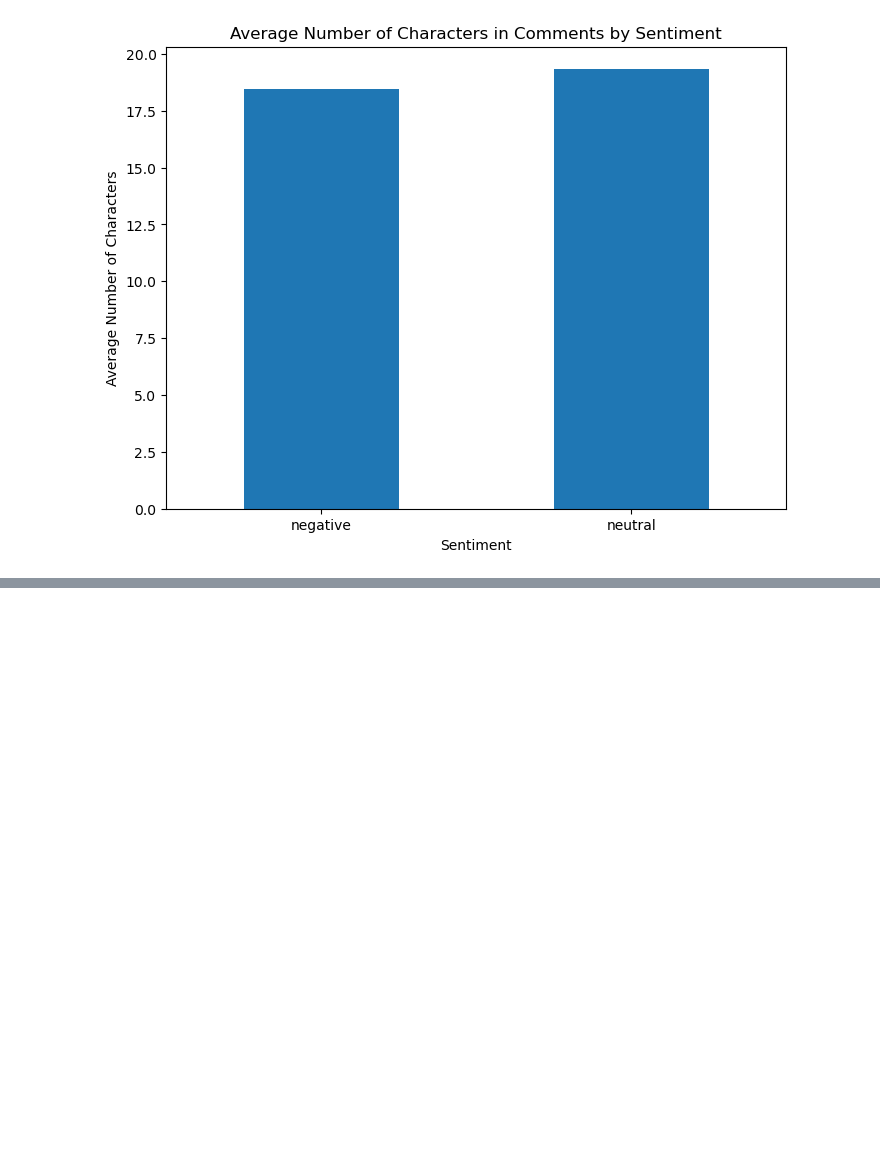
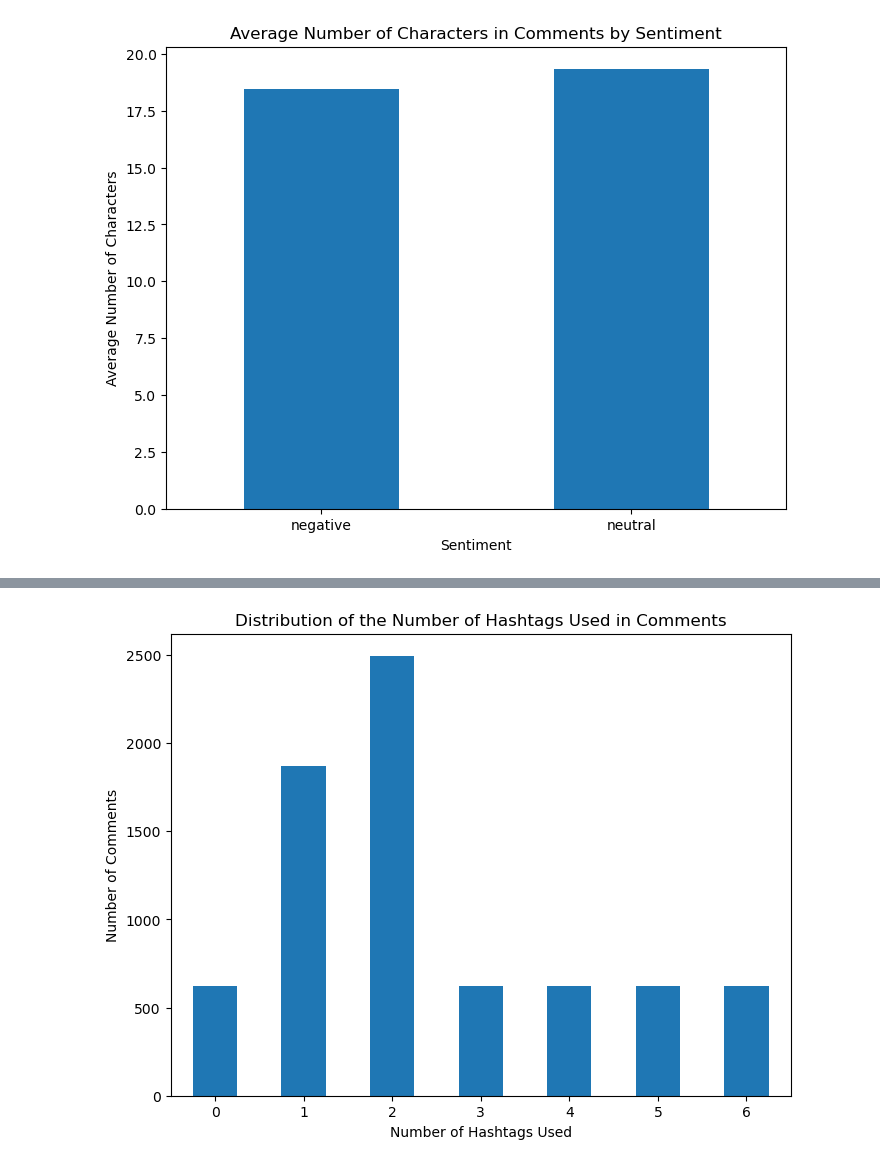
Before and after one commit to raj-rajat/User-Behavior-on-Instagram-, a Jupyter notebook: user-behavior-on-instagram.ipynb, the cells around one changed output, grey strips where cells are left out. Cells and saved outputs as stored; diff of their text form; code cells hidden in the pictures; blank space fills up the shorter version.

```diff
--- a/user-behavior-on-instagram.ipynb
+++ b/user-behavior-on-instagram.ipynb
@@ -313,0 +345,8 @@ plt.show()
+# %%
+# Calculate the distribution of the number of hashtags used in the comments
+hashtag_usage_counts = df_comments['Hashtags used count'].value_counts()
+
+# Sort by the number of hashtags
+hashtag_usage_counts = hashtag_usage_counts.sort_index()
+
+hashtag_usage_counts
@@ -313,0 +362,10 @@ plt.show()
+# %%
+# Visualize the distribution of the number of hashtags used in the comments
+hashtag_usage_counts.plot(kind='bar', figsize=(8, 6))
+plt.title('Distribution of the Number of Hashtags Used in Comments')
+plt.ylabel('Number of Comments')
+plt.xlabel('Number of Hashtags Used')
+plt.xticks(rotation=0)
+plt.show()
+# %% [output]
+[figure, added]
```
Also changed, not shown: parts of 18 cells of this notebook.
